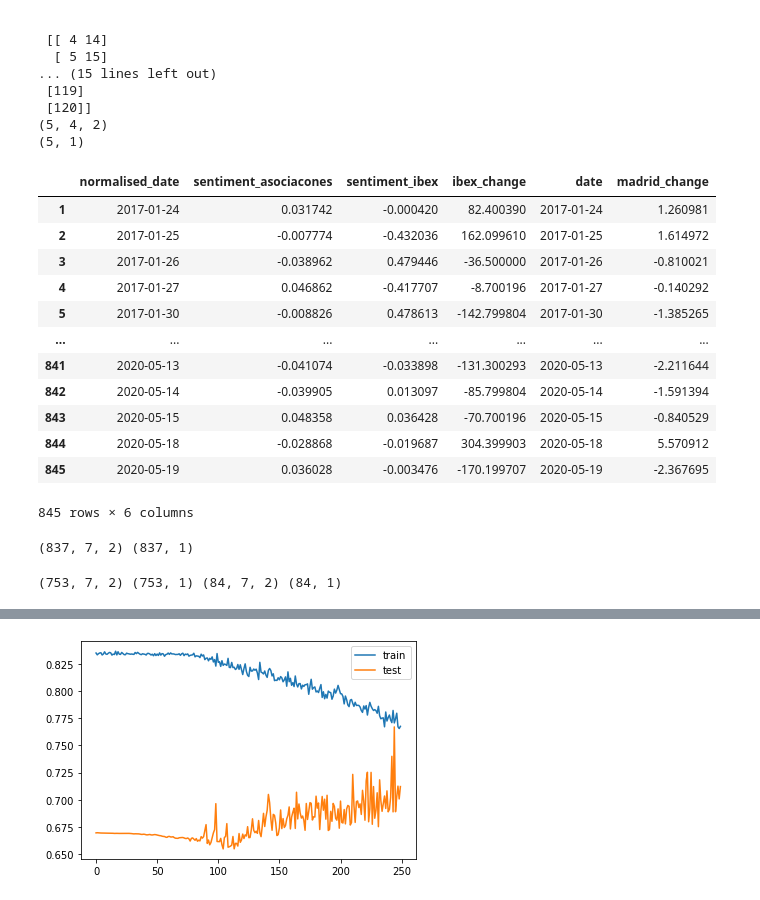
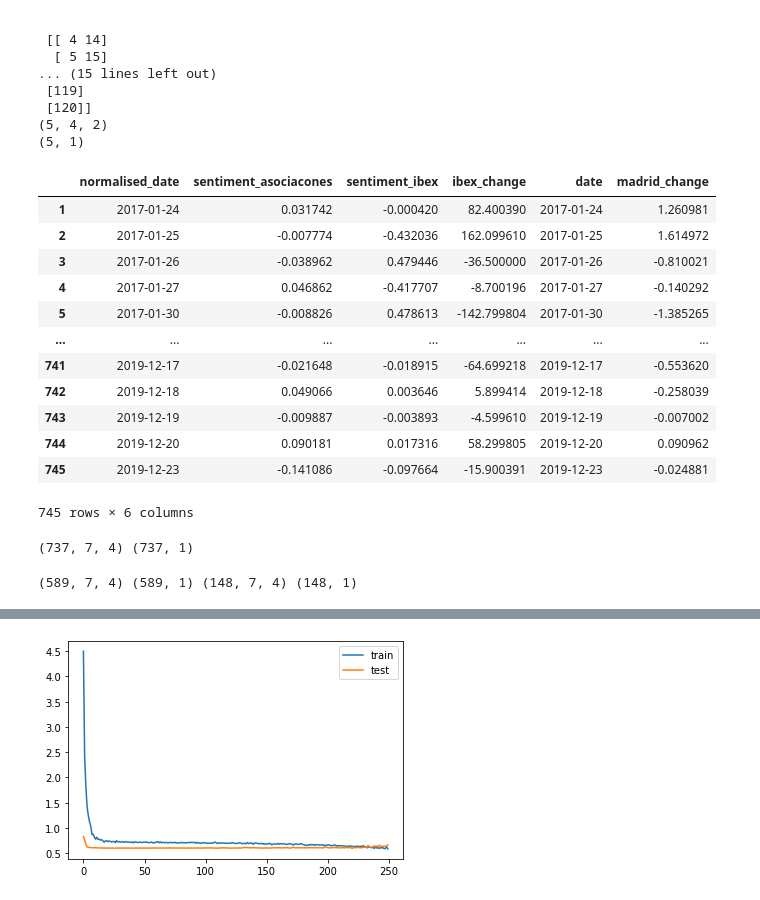
Before and after one commit to news-scrapers/twitter-data-scripts-analysis, a Jupyter notebook: neural_network_models/models_regresion_nn_es.ipynb, the cells around one changed output, grey strips where cells are left out. Drawn from its saved outputs; the diff is of its cells as text; code cells hidden in the pictures.

```diff
--- a/neural_network_models/models_regresion_nn_es.ipynb
+++ b/neural_network_models/models_regresion_nn_es.ipynb
@@ -94,6 +96,7 @@ df_total['sentiment_ibex'] = df_total['sentiment_ibex'].astype(float)
 df_total['ibex_change'] = df_total['ibex_change'].astype(float)
 df_total['madrid_change'] = df_total['madrid_change'].astype(float)
 
+df_total = df_total[:-100]
 
 df_total
 # %% [output]
@@ -104,12 +107,12 @@ df_total
 | 4 | 2017-01-27 | 0.046862 | -0.417707 | -8.700196 | 2017-01-27 | -0.140292 |
 | 5 | 2017-01-30 | -0.008826 | 0.478613 | -142.799804 | 2017-01-30 | -1.385265 |
 | ... | ... | ... | ... | ... | ... | ... |
-| 841 | 2020-05-13 | -0.041074 | -0.033898 | -131.300293 | 2020-05-13 | -2.211644 |
-| 842 | 2020-05-14 | -0.039905 | 0.013097 | -85.799804 | 2020-05-14 | -1.591394 |
-| 843 | 2020-05-15 | 0.048358 | 0.036428 | -70.700196 | 2020-05-15 | -0.840529 |
-| 844 | 2020-05-18 | -0.028868 | -0.019687 | 304.399903 | 2020-05-18 | 5.570912 |
-| 845 | 2020-05-19 | 0.036028 | -0.003476 | -170.199707 | 2020-05-19 | -2.367695 |
+| 741 | 2019-12-17 | -0.021648 | -0.018915 | -64.699218 | 2019-12-17 | -0.553620 |
+| 742 | 2019-12-18 | 0.049066 | 0.003646 | 5.899414 | 2019-12-18 | -0.258039 |
+| 743 | 2019-12-19 | -0.009887 | -0.003893 | -4.599610 | 2019-12-19 | -0.007002 |
+| 744 | 2019-12-20 | 0.090181 | 0.017316 | 58.299805 | 2019-12-20 | 0.090962 |
+| 745 | 2019-12-23 | -0.141086 | -0.097664 | -15.900391 | 2019-12-23 | -0.024881 |
-845 rows × 6 columns
+745 rows × 6 columns
 # %%
 
 num_steps = 7
@@ -120,26 +123,26 @@ X_ibex_prices = df_total["ibex_change"].values[:-future_steps]
 X_madrid_prices = df_total["madrid_change"].values[:-future_steps]
 X_madrid_prices_next = df_total["madrid_change"].values
 
-X = np.array(create_window_data_arrays((X_sent_asoc, X_sent_ibex), num_steps))
+X = np.array(create_window_data_arrays((X_sent_asoc, X_sent_ibex, X_ibex_prices,X_madrid_prices), num_steps))
 #X = np.array(create_window_data_arrays((X_sent_asoc, X_sent_ibex), num_steps))
 Y = create_window_data_array_with_shift(X_madrid_prices_next,future_steps, num_steps +future_steps)
 print(X.shape, Y.shape)
 # %% [output]
-(837, 7, 2) (837, 1)
+(737, 7, 4) (737, 1)
 # %%
 train_X, test_X, train_y, test_y = train_test_split(
-X, Y, test_size=0.10, random_state=1000)
+X, Y, test_size=0.20, shuffle=False)
 
 print(train_X.shape, train_y.shape, test_X.shape, test_y.shape)
 # %% [output]
-(753, 7, 2) (753, 1) (84, 7, 2) (84, 1)
+(589, 7, 4) (589, 1) (148, 7, 4) (148, 1)
 # %%
 output_size = future_steps
 model = Sequential()
 model.add(LSTM(200, activation='relu', input_shape=(train_X.shape[1], train_X.shape[2])))
-model.add(Dropout(0.6))
+model.add(Dropout(0.7))
 model.add(Dense(100, activation='relu'))
-model.add(Dropout(0.6))
+model.add(Dropout(0.7))
 model.add(Dense(output_size))
 
 model.compile(loss='mae', optimizer='adam',metrics=['accuracy'])
@@ -172,4 +175,4 @@ Epoch 250/250
-[figure, old version]
+[figure, new version]
 # %%
 output_size = future_steps
 n_timesteps = train_X.shape[1]
```
Also changed, not shown: parts of 6 cells of this notebook, 12 other files.
